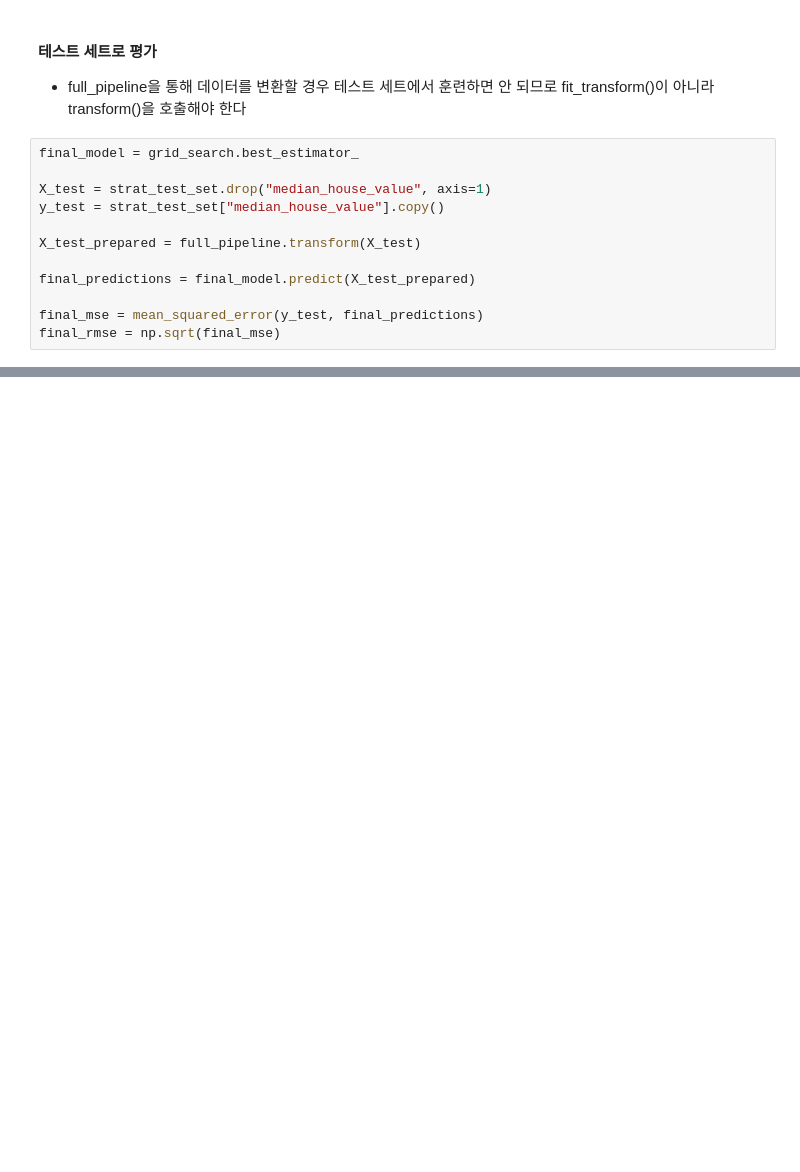
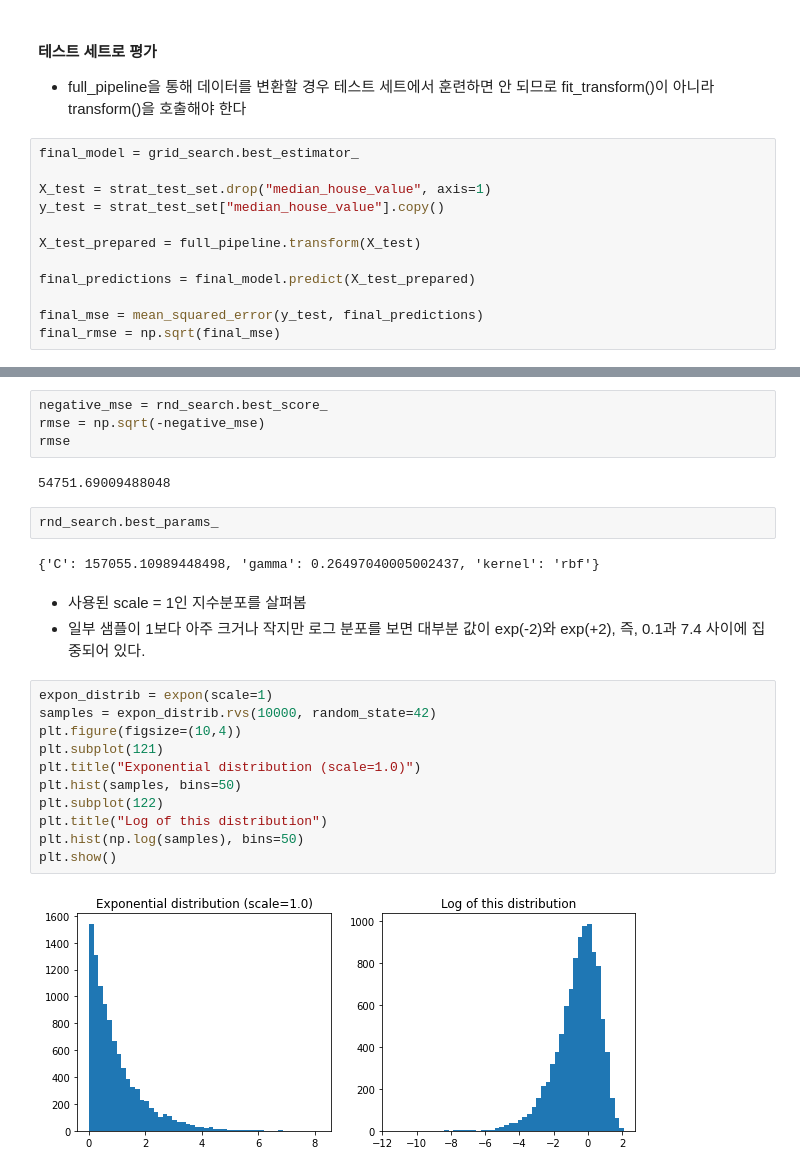
Before and after one commit to Jung-jieun/hands-on, a Jupyter notebook: Housing.ipynb, the cells around one changed output, grey strips where cells are left out. Drawn from its saved outputs; the diff is of its cells as text; blank space fills up the shorter version.

```diff
--- a/Housing.ipynb
+++ b/Housing.ipynb
@@ -605,0 +694,26 @@ array([45777.21231863, 49706.9669476 ])
+# %%
+negative_mse = rnd_search.best_score_
+rmse = np.sqrt(-negative_mse)
+rmse
+# %% [output]
+54751.69009488048
+# %%
+rnd_search.best_params_
+# %% [output]
+{'C': 157055.10989448498, 'gamma': 0.26497040005002437, 'kernel': 'rbf'}
+# %% [markdown]
+- 사용된 scale = 1인 지수분포를 살펴봄
+- 일부 샘플이 1보다 아주 크거나 작지만 로그 분포를 보면 대부분 값이 exp(-2)와 exp(+2), 즉, 0.1과 7.4 사이에 집중되어 있다.
+# %%
+expon_distrib = expon(scale=1)
+samples = expon_distrib.rvs(10000, random_state=42)
+plt.figure(figsize=(10,4))
+plt.subplot(121)
+plt.title("Exponential distribution (scale=1.0)")
+plt.hist(samples, bins=50)
+plt.subplot(122)
+plt.title("Log of this distribution")
+plt.hist(np.log(samples), bins=50)
+plt.show()
+# %% [output]
+[figure, added]
```
Also changed, not shown: parts of 34 cells of this notebook.
